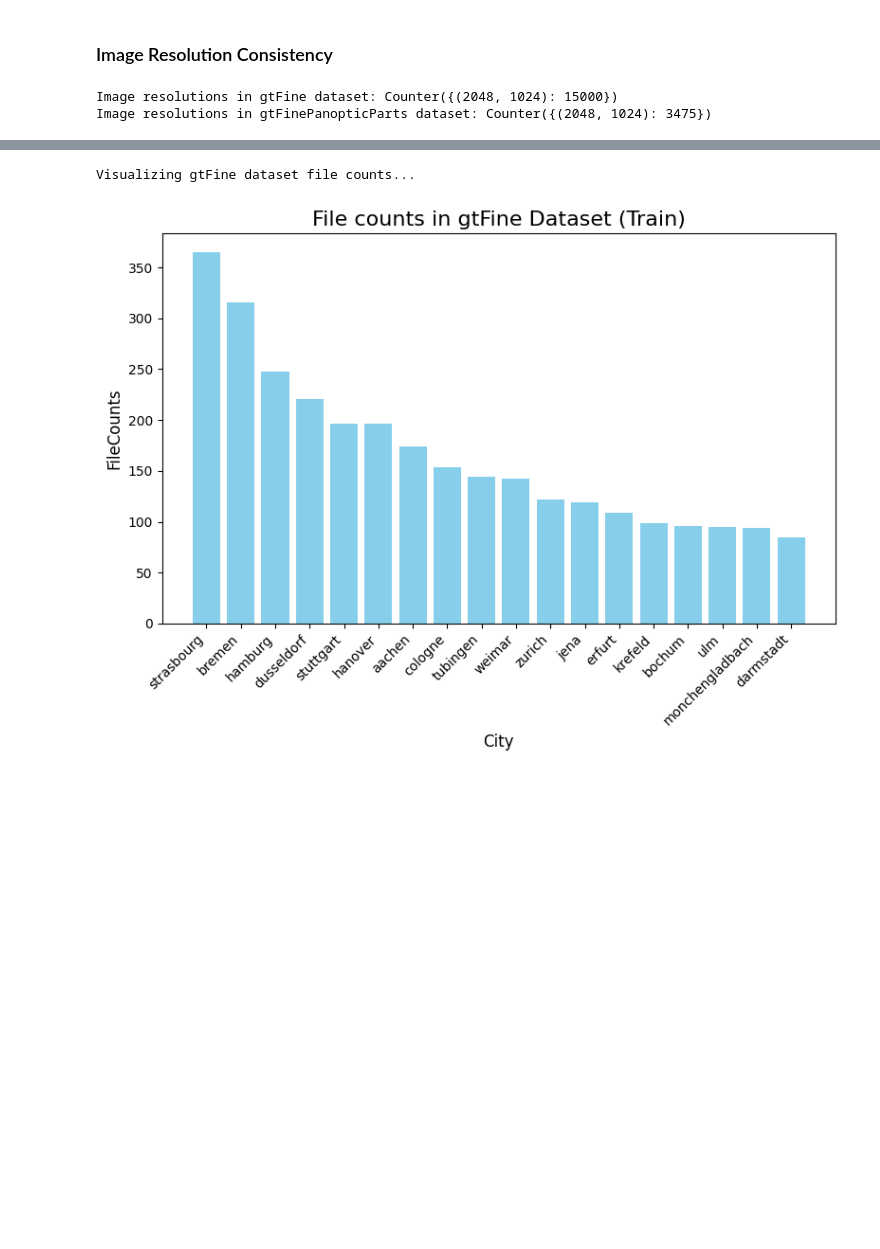
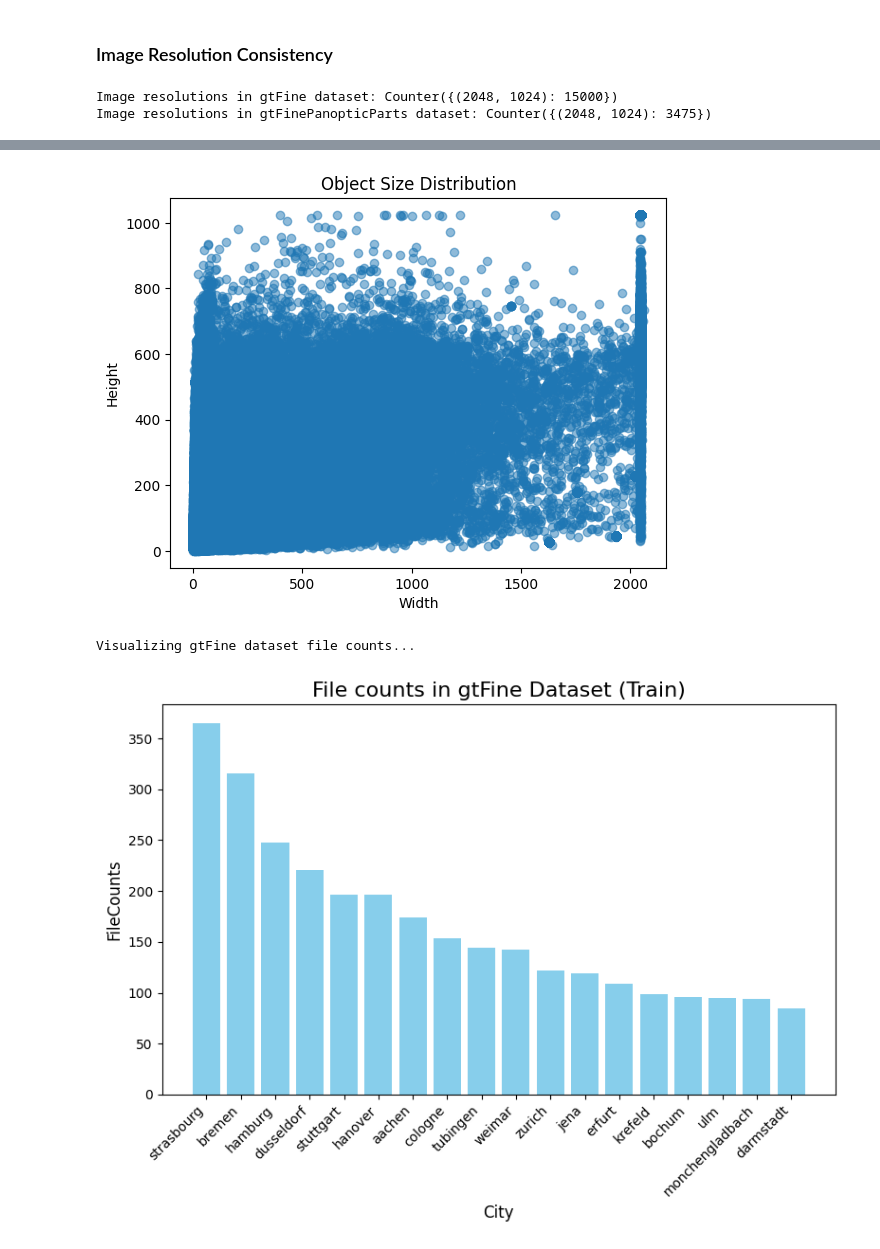
Before and after one commit to raz0208/City-Person-Dataset-EDA, a Jupyter notebook: CityPersonDatasetEDA.ipynb, the cells around one changed output, grey strips where cells are left out. Cells and saved outputs as stored; diff of their text form; code cells hidden in the pictures; blank space fills up the shorter version.

```diff
--- a/CityPersonDatasetEDA.ipynb
+++ b/CityPersonDatasetEDA.ipynb
@@ -533,3 +596,25 @@ Image resolutions in gtFinePanopticParts dataset: Counter({(2048, 1024): 3475})
+# %%
+def calculate_object_sizes(json_files):
+    sizes = []
+    for file in json_files:
+        with open(file, 'r') as f:
+            data = json.load(f)
+        for obj in data['objects']:
+            polygon = np.array(obj['polygon'])
+            bbox_width = polygon[:, 0].max() - polygon[:, 0].min()
+            bbox_height = polygon[:, 1].max() - polygon[:, 1].min()
+            sizes.append((bbox_width, bbox_height))
+    return sizes
+
+object_sizes = calculate_object_sizes(json_files)
+widths, heights = zip(*object_sizes)
+plt.scatter(widths, heights, alpha=0.5)
+plt.title("Object Size Distribution")
+plt.xlabel("Width")
+plt.ylabel("Height")
+plt.show()
+# %% [output]
+[figure, added]
 # %%
 # Visualize cities name and the number of images per each unique ID
 def gtFine_plot_city_counts(data, title, color):
```
Also changed, not shown: parts of 3 cells of this notebook.
